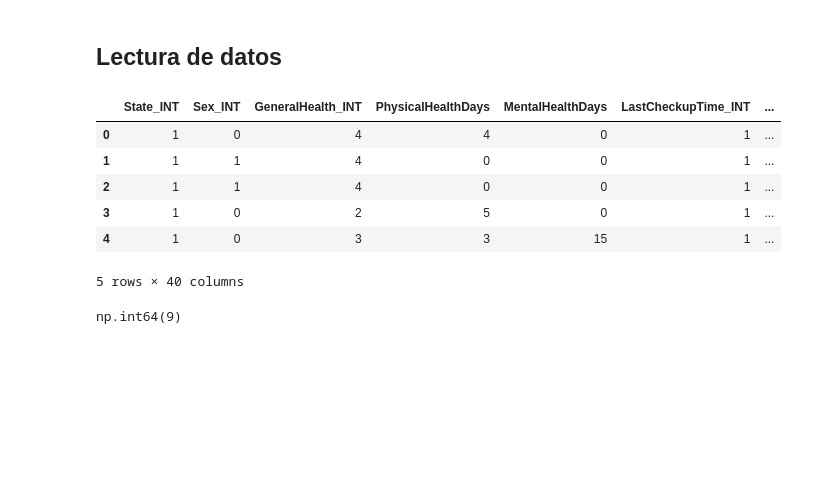
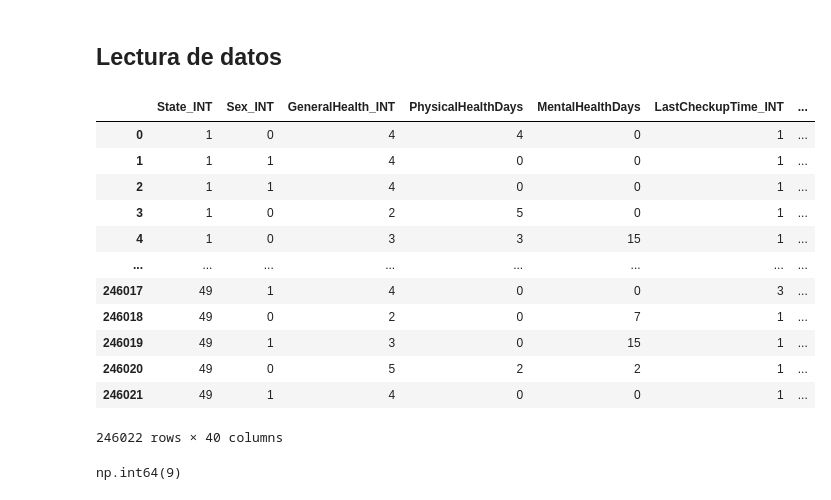
Before and after one commit to OrtegaRehbach/ProyectoDL, a Jupyter notebook: src/heart_disease_prediction.ipynb, the cells around one changed output. Saved outputs shown, nothing was run; the diff lists cells and outputs as text; code cells hidden in the pictures; blank space fills up the shorter version.

```diff
--- a/src/heart_disease_prediction.ipynb
+++ b/src/heart_disease_prediction.ipynb
@@ -19,15 +19,21 @@ from timeit import default_timer as timer
 ## Lectura de datos
 # %%
 df = pd.read_csv("../data/Heart_OnlyNum.csv")
-df.head()
+df
 # %% [output]
 |  | State_INT | Sex_INT | GeneralHealth_INT | PhysicalHealthDays | MentalHealthDays | LastCheckupTime_INT | ... |
 | 0 | 1 | 0 | 4 | 4 | 0 | 1 | ... |
 | 1 | 1 | 1 | 4 | 0 | 0 | 1 | ... |
 | 2 | 1 | 1 | 4 | 0 | 0 | 1 | ... |
 | 3 | 1 | 0 | 2 | 5 | 0 | 1 | ... |
 | 4 | 1 | 0 | 3 | 3 | 15 | 1 | ... |
+| ... | ... | ... | ... | ... | ... | ... | ... |
+| 246017 | 49 | 1 | 4 | 0 | 0 | 3 | ... |
+| 246018 | 49 | 0 | 2 | 0 | 7 | 1 | ... |
+| 246019 | 49 | 1 | 3 | 0 | 15 | 1 | ... |
+| 246020 | 49 | 0 | 5 | 2 | 2 | 1 | ... |
+| 246021 | 49 | 1 | 4 | 0 | 0 | 1 | ... |
-5 rows × 40 columns
+246022 rows × 40 columns
 # %%
 df.duplicated().sum()
 # %% [output]
```
Also changed, not shown: parts of 3 cells of this notebook.
